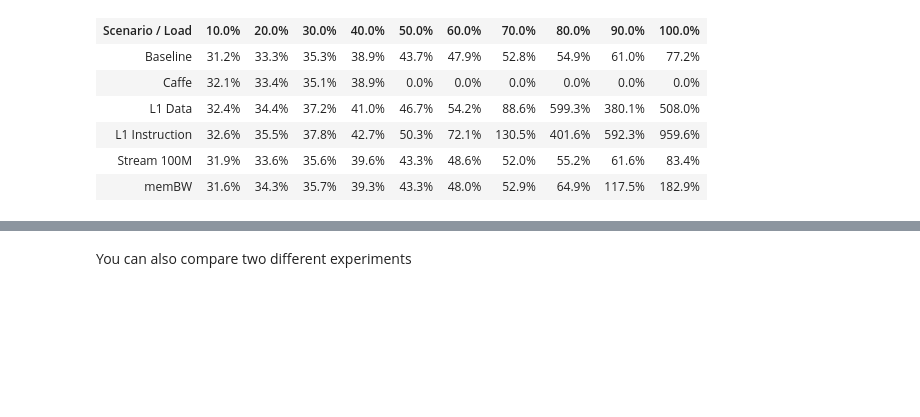
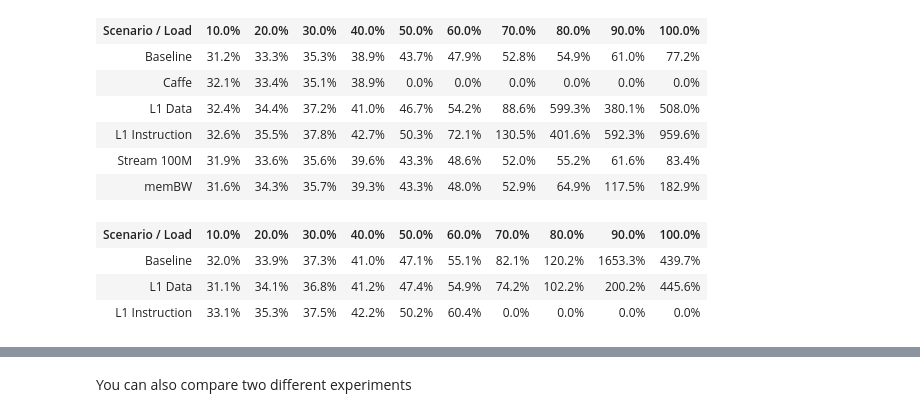
Before and after one commit to intelsdi-x/swan, a Jupyter notebook: scripts/jupyter/example.ipynb, the cells around one changed output, grey strips where cells are left out. Cells and saved outputs as stored; diff of their text form; code cells hidden in the pictures; blank space fills up the shorter version.

```diff
--- a/scripts/jupyter/example.ipynb
+++ b/scripts/jupyter/example.ipynb
@@ -71,6 +91,14 @@ p1.sensitivity_table()
 | L1 Instruction | 32.6% | 35.5% | 37.8% | 42.7% | 50.3% | 72.1% | 130.5% | 401.6% | 592.3% | 959.6% |
 | Stream 100M | 31.9% | 33.6% | 35.6% | 39.6% | 43.3% | 48.6% | 52.0% | 55.2% | 61.6% | 83.4% |
 | memBW | 31.6% | 34.3% | 35.7% | 39.3% | 43.3% | 48.0% | 52.9% | 64.9% | 117.5% | 182.9% |
+# %%
+p2 = Profile(exp2, slo=500)
+p2.sensitivity_table()
+# %% [output]
+| Scenario / Load | 10.0% | 20.0% | 30.0% | 40.0% | 50.0% | 60.0% | 70.0% | 80.0% | 90.0% | 100.0% |
+| Baseline | 32.0% | 33.9% | 37.3% | 41.0% | 47.1% | 55.1% | 82.1% | 120.2% | 1653.3% | 439.7% |
+| L1 Data | 31.1% | 34.1% | 36.8% | 41.2% | 47.4% | 54.9% | 74.2% | 102.2% | 200.2% | 445.6% |
+| L1 Instruction | 33.1% | 35.3% | 37.5% | 42.2% | 50.2% | 60.4% | 0.0% | 0.0% | 0.0% | 0.0% |
 # %%
 p1.sensitivity_chart()
 # %% [output]
```
Also changed, not shown: parts of 7 cells of this notebook, 1 other file.
